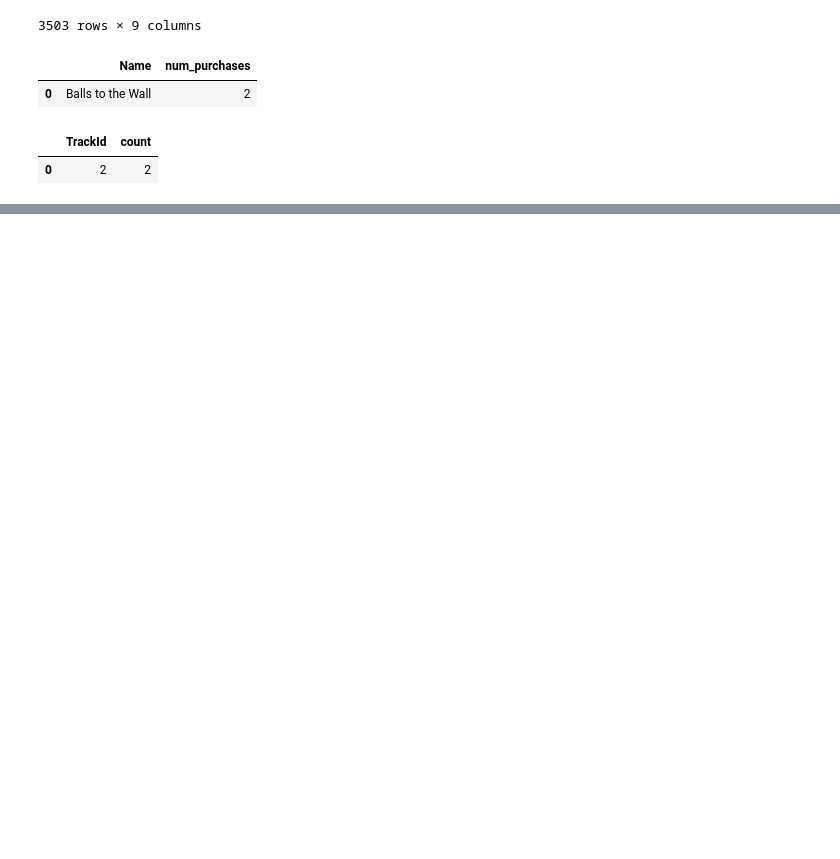
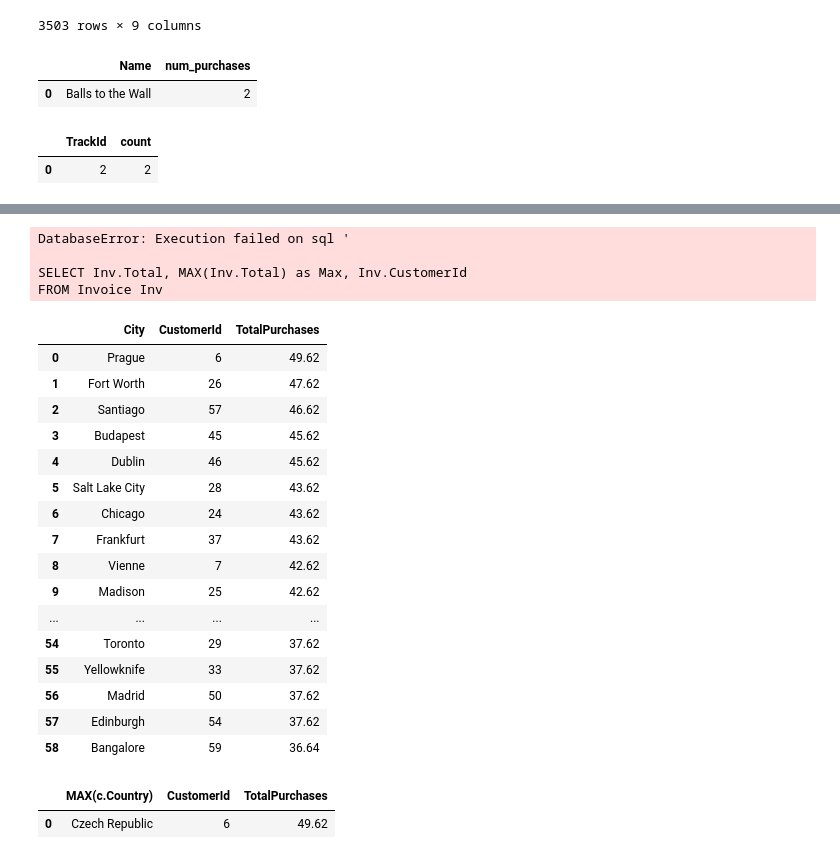
Before and after one commit to Kaewin/NTL01-DTSC-LIVE-040323, a Jupyter notebook: sql_practice/sql_practice.ipynb, the cells around one changed output, grey strips where cells are left out. Drawn from its saved outputs; the diff is of its cells as text; code cells hidden in the pictures; blank space fills up the shorter version.

```diff
--- a/sql_practice/sql_practice.ipynb
+++ b/sql_practice/sql_practice.ipynb
@@ -354,2 +448,16 @@ pd.read_sql(most_purchased, con)
 # %%
 # In what city does the customer with the largest purchase amount live?
+AVG_Price = pd.read_sql("""
+
+SELECT Inv.Total, MAX(Inv.Total) as Max, Inv.CustomerId
+FROM Invoice Inv
+JOIN Table e2
+ON INV.Key = e2.Key
+""", con)
+
+AVG_Price
+# %% [output]
+DatabaseError: Execution failed on sql '
+
+SELECT Inv.Total, MAX(Inv.Total) as Max, Inv.CustomerId
+FROM Invoice Inv
@@ -357,0 +464,45 @@ pd.read_sql(most_purchased, con)
+# %%
+query = """
+SELECT c.City, c.CustomerId, SUM(i.Total) as TotalPurchases
+FROM Customer as c
+JOIN Invoice as i on c.CustomerId = i.CustomerId
+GROUP BY i.CustomerId
+ORDER BY TotalPurchases DESC
+"""
+
+results = pd.read_sql(query, con)
+results
+# %% [output]
+|  | City | CustomerId | TotalPurchases |
+| 0 | Prague | 6 | 49.62 |
+| 1 | Fort Worth | 26 | 47.62 |
+| 2 | Santiago | 57 | 46.62 |
+| 3 | Budapest | 45 | 45.62 |
+| 4 | Dublin | 46 | 45.62 |
+| 5 | Salt Lake City | 28 | 43.62 |
+| 6 | Chicago | 24 | 43.62 |
+| 7 | Frankfurt | 37 | 43.62 |
+| 8 | Vienne | 7 | 42.62 |
+| 9 | Madison | 25 | 42.62 |
+| ... | ... | ... | ... |
+| 54 | Toronto | 29 | 37.62 |
+| 55 | Yellowknife | 33 | 37.62 |
+| 56 | Madrid | 50 | 37.62 |
+| 57 | Edinburgh | 54 | 37.62 |
+| 58 | Bangalore | 59 | 36.64 |
+# %%
+# What country has the largest about of customers?
+query = """
+SELECT MAX(c.Country), c.CustomerId, SUM(i.Total) as TotalPurchases
+FROM Customer as c
+JOIN Invoice as i on c.CustomerId = i.CustomerId
+GROUP BY i.CustomerId
+ORDER BY TotalPurchases DESC
+LIMIT 1
+"""
+
+results = pd.read_sql(query, con)
+results
+# %% [output]
+|  | MAX(c.Country) | CustomerId | TotalPurchases |
+| 0 | Czech Republic | 6 | 49.62 |
```
Also changed, not shown: parts of 10 cells of this notebook.
